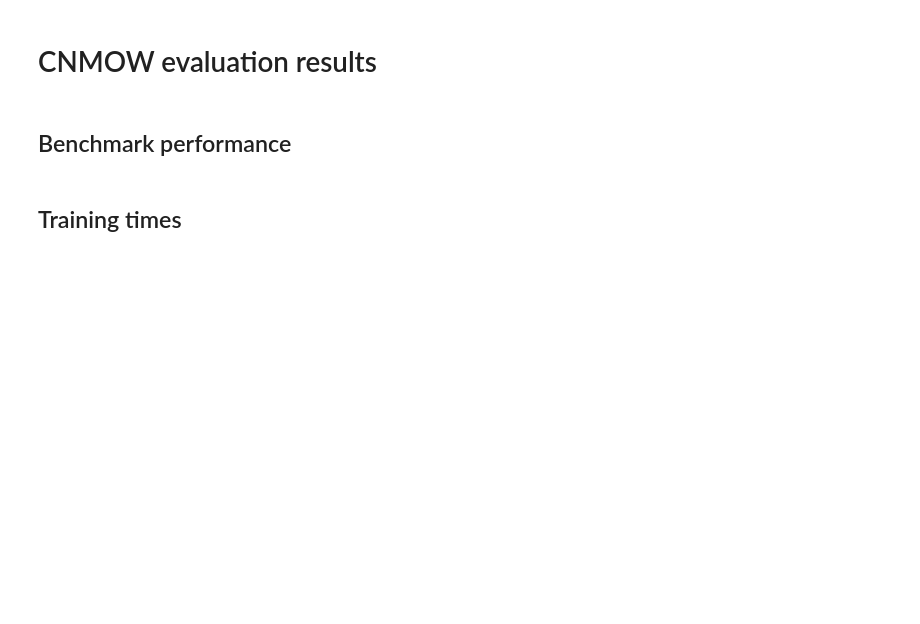
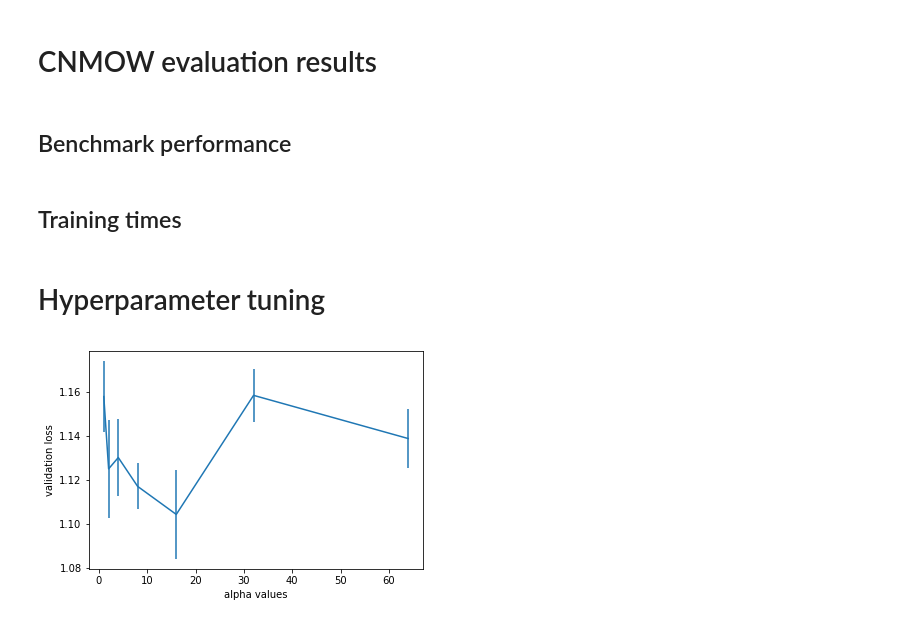
Before and after one commit to merlinND/word2mat, a Jupyter notebook: plot_evaluation_results.ipynb, the cells around one changed output. Saved outputs shown, nothing was run; the diff lists cells and outputs as text; code cells hidden in the pictures; blank space fills up the shorter version.

Commit message:
Added hyperparameter tuning results

```diff
--- a/plot_evaluation_results.ipynb
+++ b/plot_evaluation_results.ipynb
@@ -210,3 +210,16 @@ models_trained = [
 
 df = parse_training_metadata([join(ROOT, source) for source in models_trained])
 plot_training_metadata(df)
+# %% [markdown]
+# Hyperparameter tuning
+# %%
+data_alpha = np.genfromtxt('EE_3_val_loss.csv',delimiter=',')
+# %%
+alphas = [1,2,4,8,16,32,64]
+# %%
+plt.errorbar(alphas,np.mean(data_alpha,axis=1),yerr=(1/np.sqrt(10))*np.std(data_alpha,axis=1))
+plt.xlabel('alpha values')
+plt.ylabel('validation loss')
+plt.show()
+# %% [output]
+[figure, added]
```
Also changed, not shown: parts of 6 cells of this notebook.
